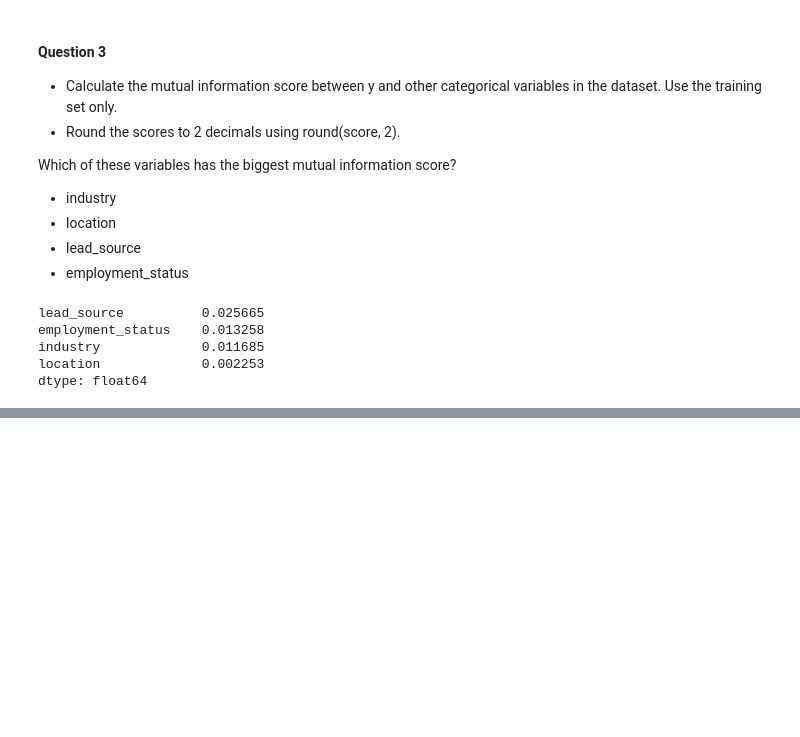
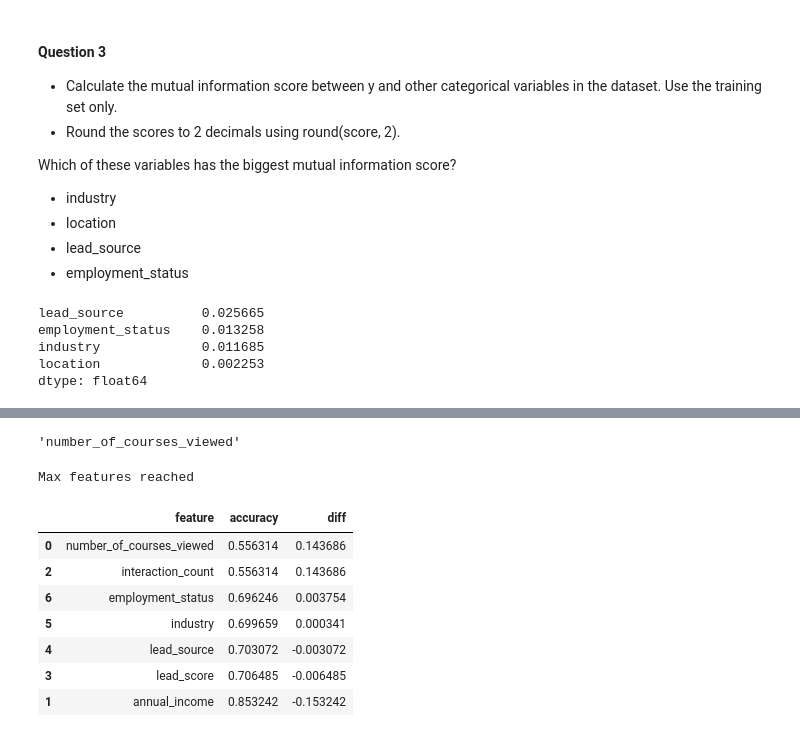
Before and after one commit to eadka/mlzoomcamp, a Jupyter notebook: 03-classification/03_classification_homework.ipynb, the cells around one changed output, grey strips where cells are left out. Drawn from its saved outputs; the diff is of its cells as text; code cells hidden in the pictures; blank space fills up the shorter version.

Commit message:
updated Logistic Regression Homework

```diff
--- a/03-classification/03_classification_homework.ipynb
+++ b/03-classification/03_classification_homework.ipynb
@@ -176,0 +267,5 @@ dtype: float64
+# %%
+output_decision = (y_pred >= 0.5)
+# %%
+base_acc = (output_decision == y_val).mean().round(3)
+base_acc
@@ -176,0 +294,53 @@ dtype: float64
+# %%
+from sklearn.metrics import accuracy_score
+
+features = numeric + categorical
+# %%
+def feature_accuracy(df_train, df_val, y_train, y_val):
+    train_dicts = df_train.to_dict(orient='records')
+    val_dicts = df_val.to_dict(orient='records')
+
+    dv = DictVectorizer(sparse=False)
+    dv.fit(train_dicts)
+    X_train = dv.transform(train_dicts)
+    X_val = dv.transform(val_dicts)
+
+    model = LogisticRegression(solver='liblinear', C=1.0, max_iter=1000, random_state=42)
+    model.fit(X_train, y_train)
+    y_pred = model.predict_proba(X_val)[:, 1]
+
+    acc = accuracy_score(y_val, (y_pred >= 0.5))
+    return acc
+# %%
+features[0]
+# %% [output]
+'number_of_courses_viewed'
+# %%
+results = {}
+base_acc
+
+for f in range(len(features)):
+    if f == len(features)-1:
+        print("Max features reached")
+        break
+
+    reduced_features = [col for col in features if col != features[f]]
+    feature_removed = features[f]
+
+    feature_acc = feature_accuracy(df_train[reduced_features], df_val[reduced_features], y_train, y_val)
+    diff = base_acc - feature_acc
+    results[f] = (feature_removed, feature_acc, diff)
+
+
+df_results = pd.DataFrame(results, index=['feature', 'accuracy', 'diff']).T
+df_results.sort_values('diff', ascending=False)
+# %% [output]
+Max features reached
+|  | feature | accuracy | diff |
+| 0 | number_of_courses_viewed | 0.556314 | 0.143686 |
+| 2 | interaction_count | 0.556314 | 0.143686 |
+| 6 | employment_status | 0.696246 | 0.003754 |
+| 5 | industry | 0.699659 | 0.000341 |
+| 4 | lead_source | 0.703072 | -0.003072 |
+| 3 | lead_score | 0.706485 | -0.006485 |
+| 1 | annual_income | 0.853242 | -0.153242 |
```
Also changed, not shown: parts of 26 cells of this notebook, 1 other file.
